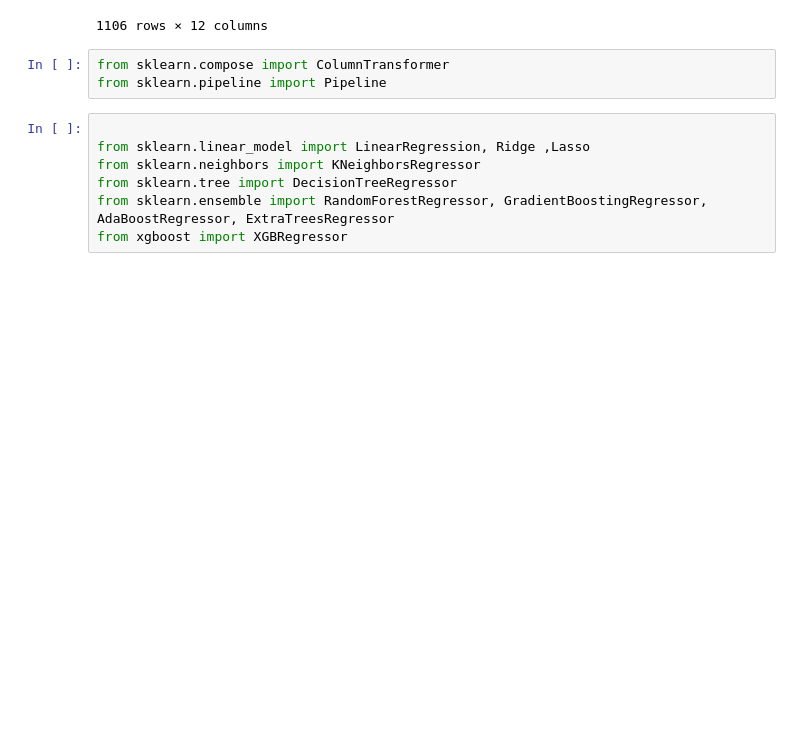
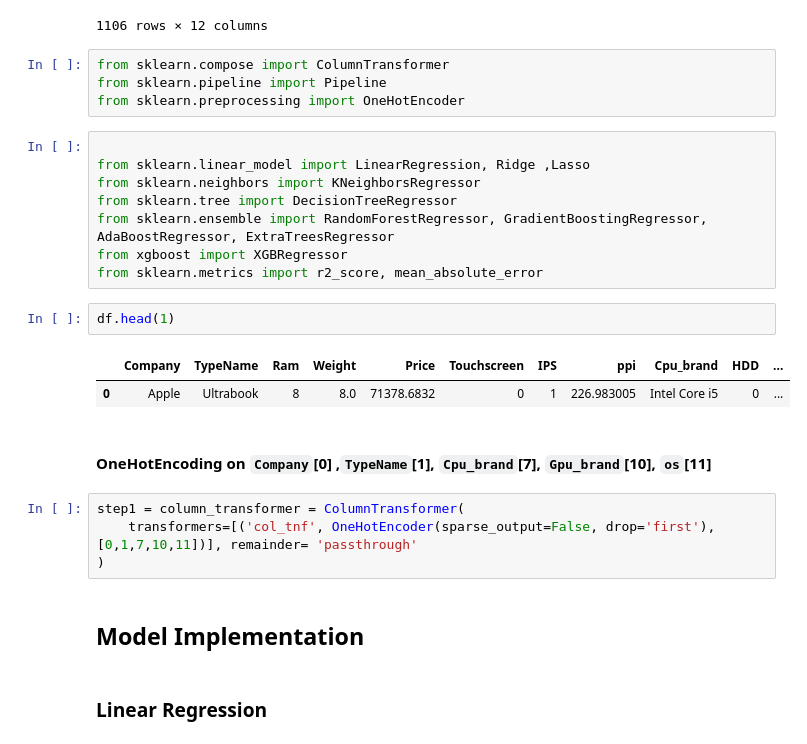
Before and after one commit to hamant-jagwan/Laptop_Price_Prediction, a Jupyter notebook: Laptop_Price_Prediction.ipynb, the cells around one changed output. Saved outputs shown, nothing was run; the diff lists cells and outputs as text; blank space fills up the shorter version.

Commit message:
model implementation

```diff
--- a/Laptop_Price_Prediction.ipynb
+++ b/Laptop_Price_Prediction.ipynb
@@ -607,6 +606,7 @@ X_train
 # %%
 from sklearn.compose import ColumnTransformer
 from sklearn.pipeline import Pipeline
+from sklearn.preprocessing import OneHotEncoder
 # %%
 
 from sklearn.linear_model import LinearRegression, Ridge ,Lasso
@@ -614,3 +614,19 @@ from sklearn.neighbors import KNeighborsRegressor
 from sklearn.tree import DecisionTreeRegressor
 from sklearn.ensemble import RandomForestRegressor, GradientBoostingRegressor, AdaBoostRegressor, ExtraTreesRegressor
 from xgboost import XGBRegressor
+from sklearn.metrics import r2_score, mean_absolute_error
+# %%
+df.head(1)
+# %% [output]
+|  | Company | TypeName | Ram | Weight | Price | Touchscreen | IPS | ppi | Cpu_brand | HDD | ... |
+| 0 | Apple | Ultrabook | 8 | 8.0 | 71378.6832 | 0 | 1 | 226.983005 | Intel Core i5 | 0 | ... |
+# %% [markdown]
+#### OneHotEncoding on `Company`[0] ,`TypeName`[1], `Cpu_brand`[7], `Gpu_brand`[10], `os`[11]
+# %%
+step1 = column_transformer = ColumnTransformer(
+    transformers=[('col_tnf', OneHotEncoder(sparse_output=False, drop='first'), [0,1,7,10,11])], remainder= 'passthrough'
+)
+# %% [markdown]
+## Model Implementation
+# %% [markdown]
+### **Linear Regression**
```
Also changed, not shown: parts of 8 cells of this notebook.
